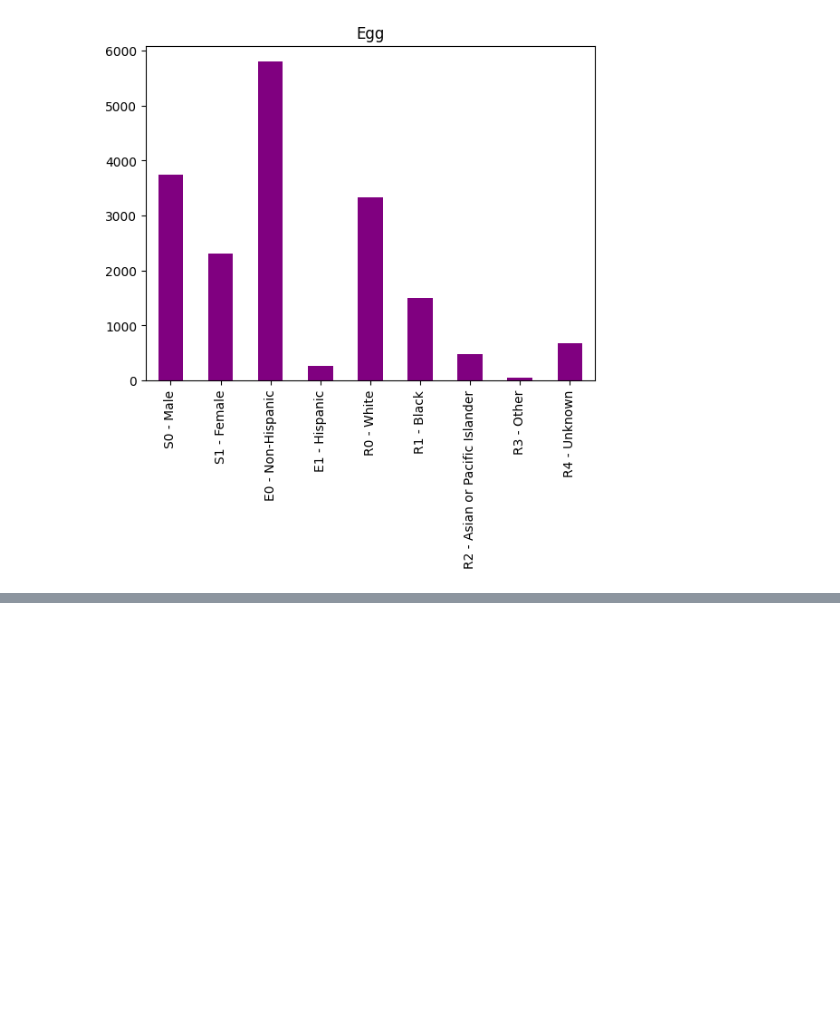
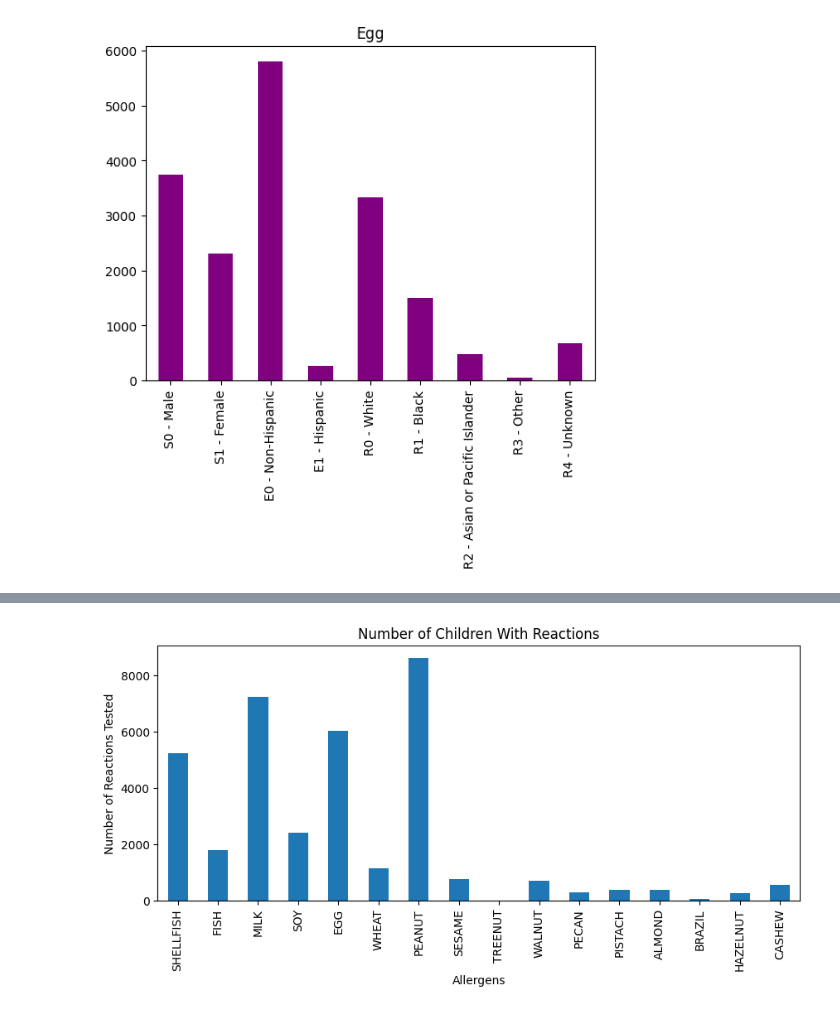
Before and after one commit to leahkrause/project_1, a Jupyter notebook: Allergy.ipynb, the cells around one changed output, grey strips where cells are left out. Saved outputs shown, nothing was run; the diff lists cells and outputs as text; code cells hidden in the pictures; blank space fills up the shorter version.

Commit message:
Added graphs on average reaction for each allergen and allergen count for slides

```diff
--- a/Allergy.ipynb
+++ b/Allergy.ipynb
@@ -215,0 +253,28 @@ plt.savefig("Images/egg_barfactors.png")
+# %%
+count_list=[]
+mean_list=[]
+max_list=[]
+min_list=[]
+allergen_stats=allergy_df_clean.describe()
+
+for x in allergen_list:
+    count=allergen_stats.loc['count',x]
+    count_list.append(count)
+    mean=round(allergen_stats.loc['mean',x],2)
+    mean_list.append(mean)
+    max_num = round(allergen_stats.loc['max',x],2)
+    max_list.append(max_num)
+    min_num = round(allergen_stats.loc['min',x],2)
+    min_list.append(min_num)
+
+allergy_response_df=pd.DataFrame(data={'Count':count_list,
+                                       'Mean':mean_list,
+                                       'Max':max_list,
+                                       'Min':min_list},
+                                 index=[allergen_name[:-10] for allergen_name in allergen_list])
+
+print('\n----------------------------------')
+print('---- Allergy Response Summary -----')
+print('----------------------------------')
+allergy_response_df.index.names=['Allergen']
+allergy_response_df.sort_values(by=['Count','Mean'],ascending=False)
@@ -215,0 +303,10 @@ plt.savefig("Images/egg_barfactors.png")
+# %%
+allergy_count= allergy_response_df['Count']
+
+reaction_bar = allergy_count.plot(kind="bar", figsize=(10,4))
+reaction_bar = plt.xlabel("Allergens")
+reaction_bar = plt.ylabel("Number of Reactions Tested")
+reaction_bar = plt.title("Number of Children With Reactions")
+plt.savefig("Images/reaction_count.png")
+# %% [output]
+[figure, added]
```
Also changed, not shown: parts of 5 cells of this notebook, 5 other files.
